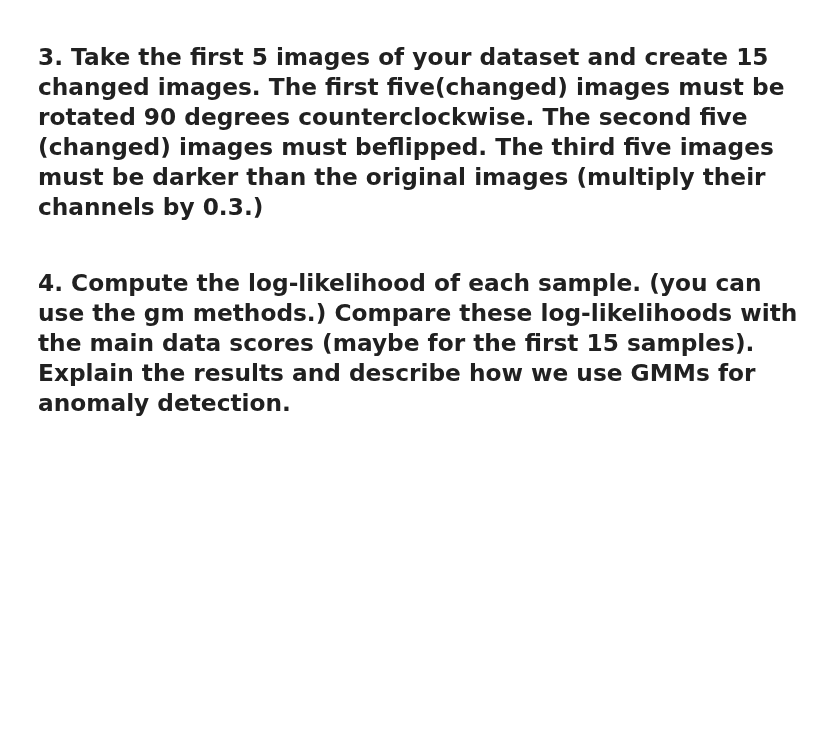
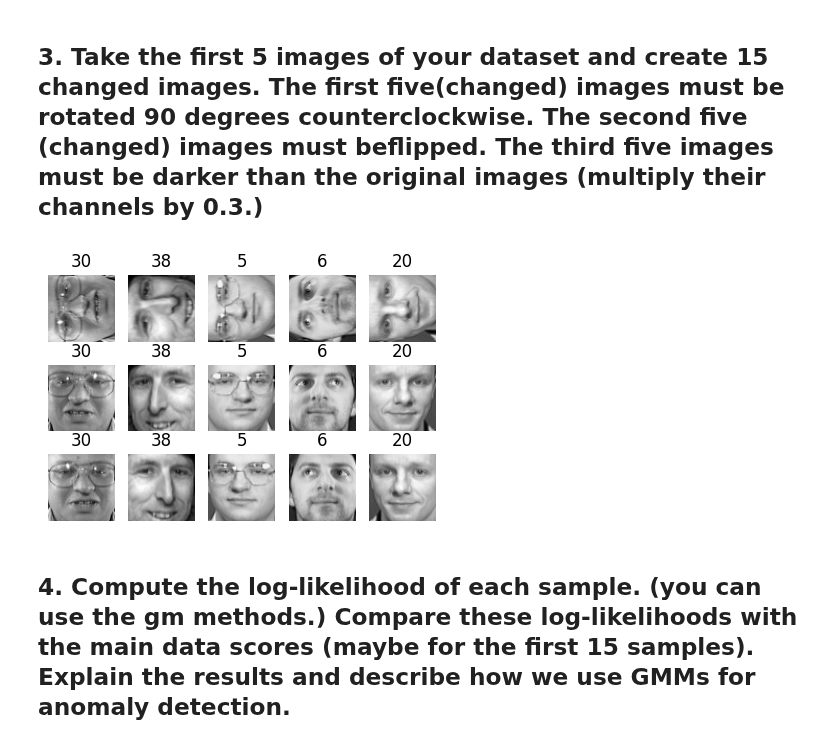
Before and after one commit to mr-nudo/intelligent-tools, a Jupyter notebook: 4_Gaussian_Mixture_Models.ipynb, the cells around one changed output. Drawn from its saved outputs; the diff is of its cells as text; code cells hidden in the pictures; blank space fills up the shorter version.

```diff
--- a/4_Gaussian_Mixture_Models.ipynb
+++ b/4_Gaussian_Mixture_Models.ipynb
@@ -134,24 +134,26 @@ plot_faces(generated_faces, y_gen_faces)
 # %%
 import numpy as np
 n_rotated = 5
-rotated = # --- fill here
+rotated = np.rot90(X_train[:n_rotated].reshape(-1, 64, 64), k=1, axes=(1, 2)) # --- fill here
 rotated = rotated.reshape(-1, 64*64)
 y_rotated = y_train[:n_rotated]
 
 n_flipped = 5
-flipped = # --- fill here
+flipped = np.flip(X_train[:n_flipped].reshape(-1, 64, 64), axis=2) # --- fill here
 flipped = flipped.reshape(-1, 64*64)
 y_flipped = y_train[:n_flipped]
 
 n_darkened = 5
 darkened = X_train[:n_darkened].copy()
-# --- fill here
+darkened *= 0.3 # --- fill here
 y_darkened = y_train[:n_darkened]
 
 X_bad_faces = np.r_[rotated, flipped, darkened]
 y_bad = np.concatenate([y_rotated, y_flipped, y_darkened])
 
 plot_faces(X_bad_faces, y_bad)
+# %% [output]
+[figure, added]
 # %% [markdown]
 ## 4. Compute the log-likelihood of each sample. (you can use the gm methods.) Compare these log-likelihoods with the main data scores (maybe for the first 15 samples). Explain the results and describe how we use GMMs for anomaly detection.
 # %% [markdown]
```
Also changed, not shown: parts of 4 cells of this notebook.
